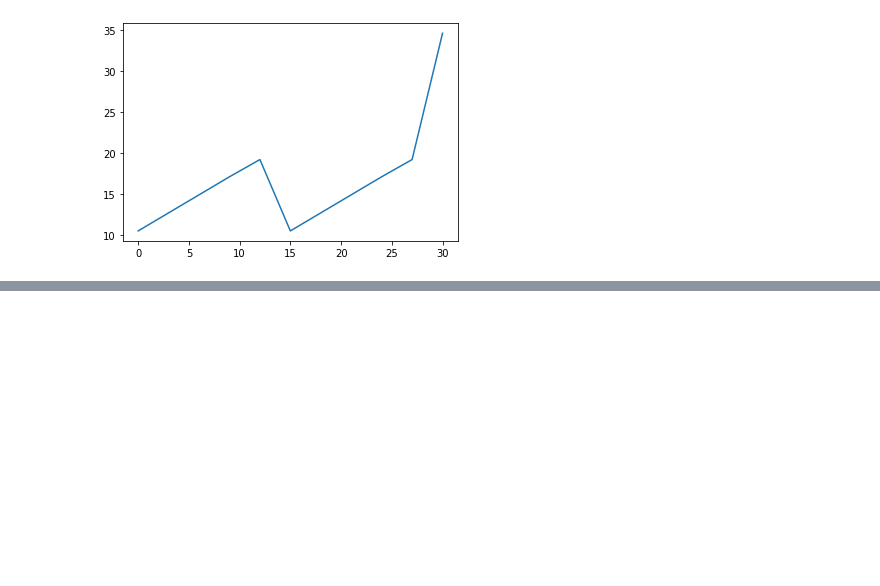
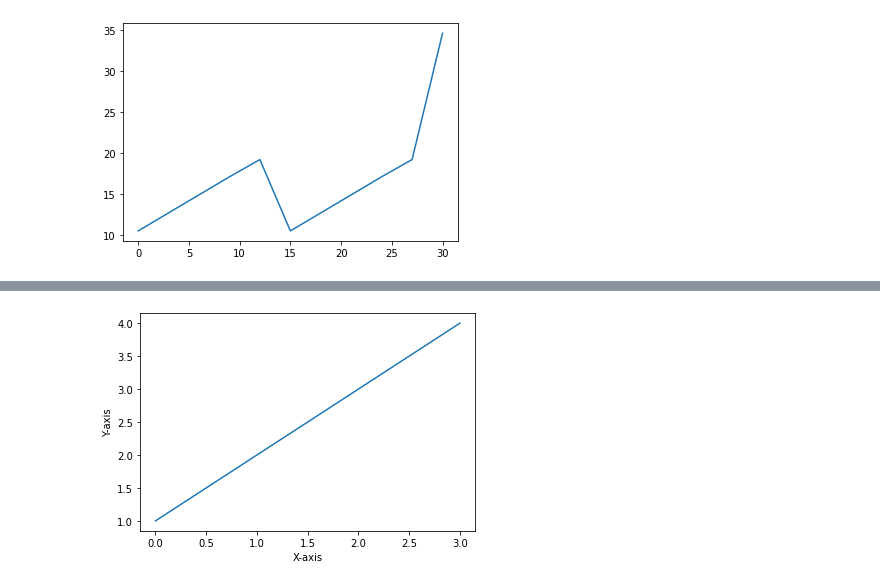
Before and after one commit to cloud1work1/matplotlib-tutorial, a Jupyter notebook: Matplotlib_tutorial.ipynb, the cells around one changed output, grey strips where cells are left out. Saved outputs shown, nothing was run; the diff lists cells and outputs as text; code cells hidden in the pictures; blank space fills up the shorter version.

```diff
--- a/Matplotlib_tutorial.ipynb
+++ b/Matplotlib_tutorial.ipynb
@@ -36,0 +36,11 @@ plt.plot(x,y)
+# %%
+# basic line plot
+import matplotlib.pyplot as plt
+import numpy as np
+myarray = np.array([1,2,3,4])
+plt.plot(myarray)
+plt.xlabel('X-axis')
+plt.ylabel('Y-axis')
+plt.show()
+# %% [output]
+[figure, added]
```
Also changed, not shown: parts of 2 cells of this notebook.
